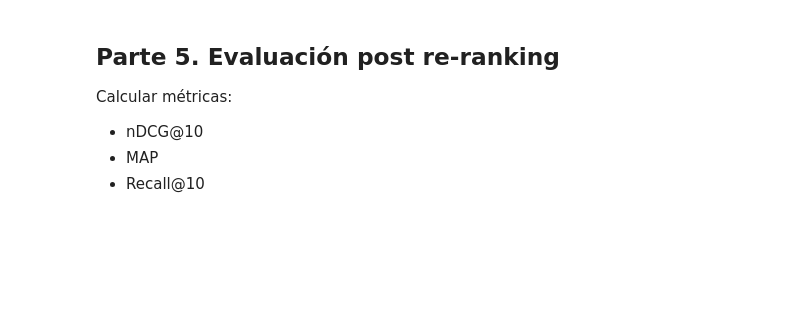
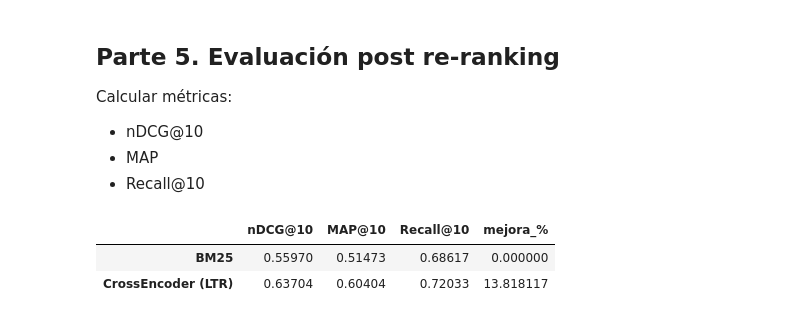
Before and after one commit to INub3/RI-2026, a Jupyter notebook: 07_Reranking/reranking.ipynb, the cells around one changed output. Saved outputs shown, nothing was run; the diff lists cells and outputs as text; code cells hidden in the pictures; blank space fills up the shorter version.

```diff
--- a/07_Reranking/reranking.ipynb
+++ b/07_Reranking/reranking.ipynb
@@ -365,3 +461,27 @@ Calcular métricas:
 * nDCG@10
 * MAP
 * Recall@10
+# %%
+comparison_metrics = pd.DataFrame({
+    "BM25": {
+        "nDCG@10": ndcg["NDCG@10"],
+        "MAP@10": _map["MAP@10"],
+        "Recall@10": recall["Recall@10"],
+    },
+    "CrossEncoder (LTR)": {
+        "nDCG@10": ndcg_ce["NDCG@10"],
+        "MAP@10": map_ce["MAP@10"],
+        "Recall@10": recall_ce["Recall@10"],
+    }
+}).T
+
+comparison_metrics["mejora_%"] = (
+    (comparison_metrics["nDCG@10"] - comparison_metrics["nDCG@10"].iloc[0])
+    / comparison_metrics["nDCG@10"].iloc[0] * 100
+)
+
+comparison_metrics
+# %% [output]
+|  | nDCG@10 | MAP@10 | Recall@10 | mejora_% |
+| BM25 | 0.55970 | 0.51473 | 0.68617 | 0.000000 |
+| CrossEncoder (LTR) | 0.63704 | 0.60404 | 0.72033 | 13.818117 |
```
Also changed, not shown: parts of 9 cells of this notebook, 5 other files.
